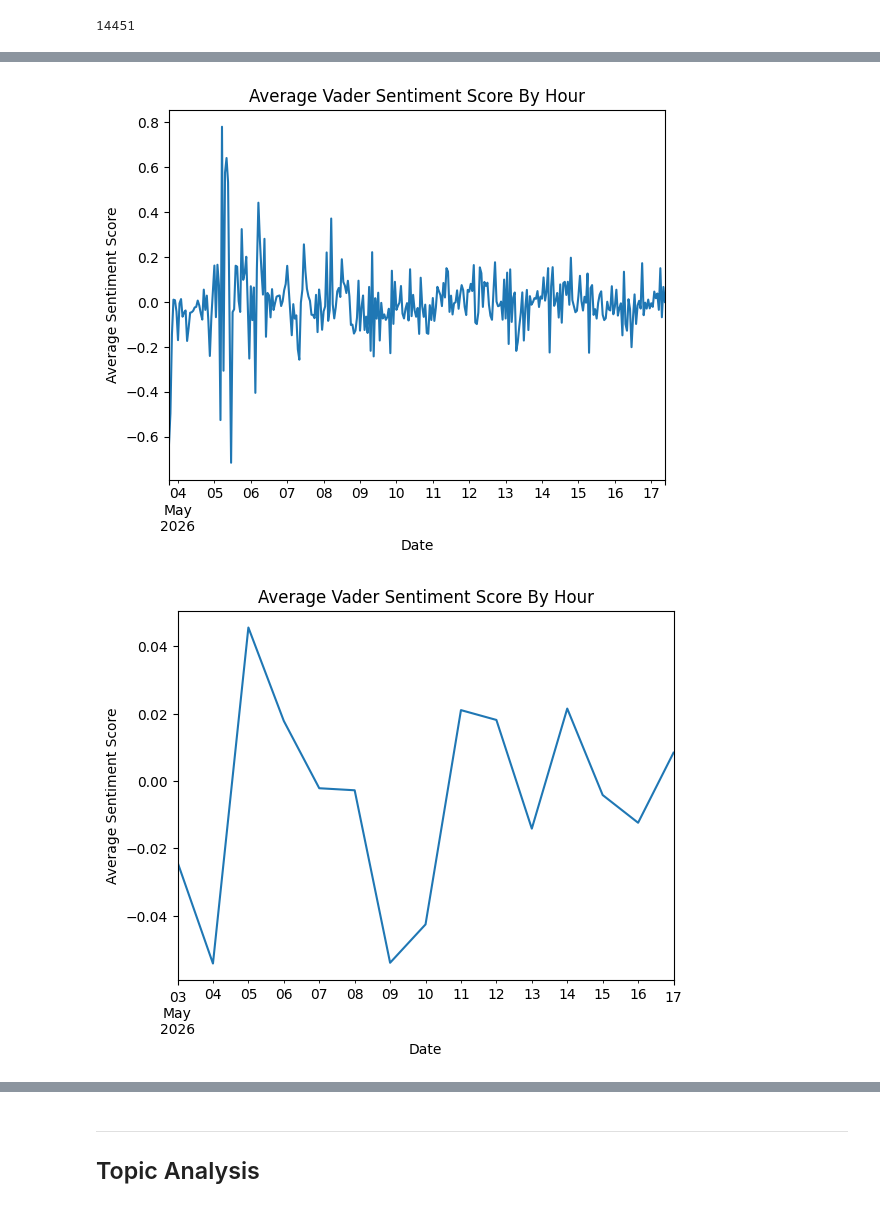
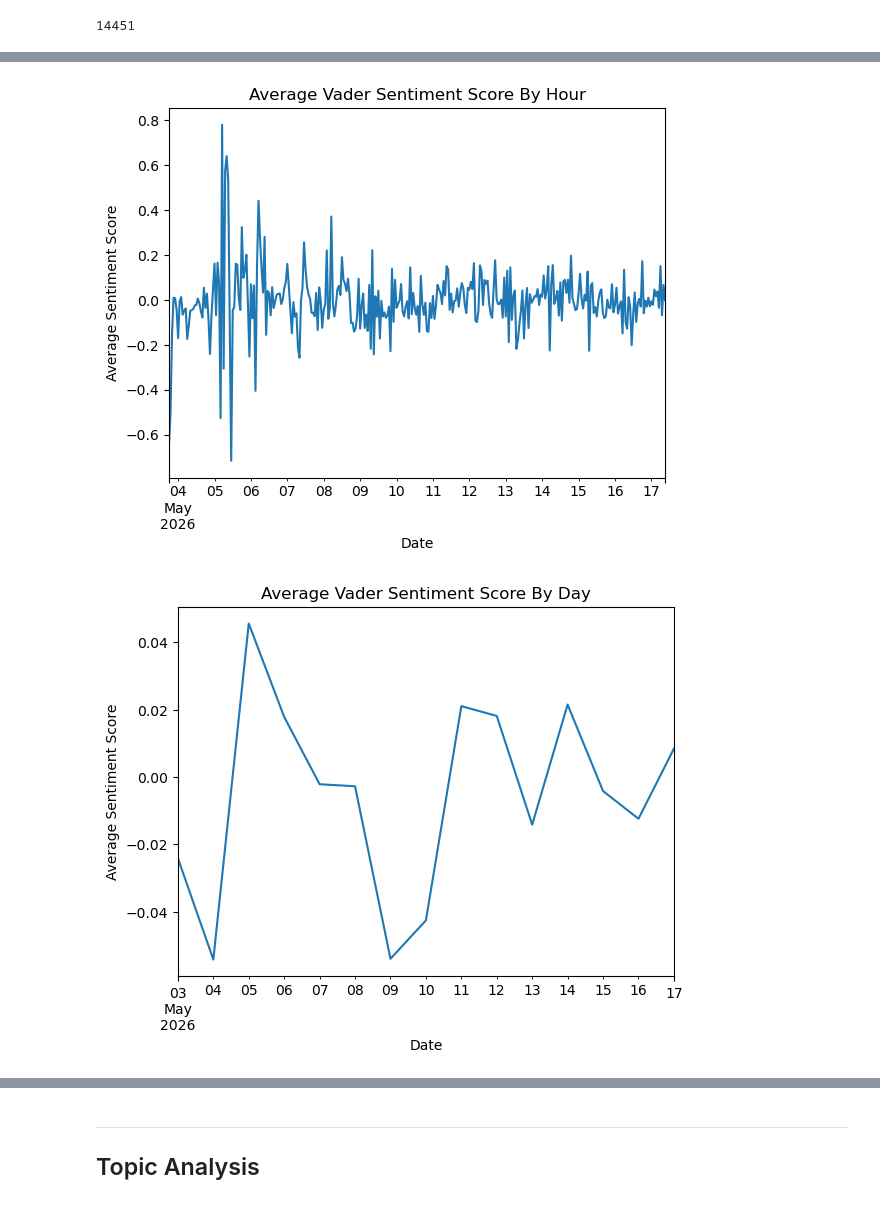
Before and after one commit to BenB51/UGGroup11_SocialMedia_A2, a Jupyter notebook: UG11_Sentiment_Analysis.ipynb, the cells around one changed output, grey strips where cells are left out. Cells and saved outputs as stored; diff of their text form; code cells hidden in the pictures.

```diff
--- a/UG11_Sentiment_Analysis.ipynb
+++ b/UG11_Sentiment_Analysis.ipynb
@@ -58,7 +57,7 @@ nltk.download('vader_lexicon')
 [nltk_data]   Package vader_lexicon is already up-to-date!
 True
 # %%
-df = pd.read_csv("Bluesky_dataset_UG11.csv")
+df = pd.read_csv("./Data/Bluesky_dataset_UG11.csv")
 # %%
 df['created_at'] = pd.to_datetime(
     df['created_at'],
@@ -369,42 +360,42 @@ plt.xlabel("Date")
 plt.ylabel("Average Sentiment Score")
 plt.show()
 # %% [output]
-[figure, old version]
+[figure, new version]
 # %%
 import pandas as pd
 import matplotlib.pyplot as plt
 
 # Create DataFrame
 series = pd.DataFrame(lSentimentVDR, columns=['date', 'sentiment'])
 
 # Convert date column safely (handles mixed + timezone-aware formats)
 series['date'] = pd.to_datetime(
     series['date'],
     errors='coerce',
     utc=True
 )
 
 # Optional: remove timezone (convert to naive datetime)
 series['date'] = series['date'].dt.tz_convert(None)
 
 # Set index for resampling
 series.set_index('date', inplace=True)
 
 # Ensure sentiment is numeric
 series['sentiment'] = pd.to_numeric(series['sentiment'], errors='coerce')
 
 # Resample hourly and compute mean sentiment
 newSeries = series.resample('1D').mean()
 
 # Plot
 newSeries.plot(legend=False)
 
-plt.title("Average Vader Sentiment Score By Hour")
+plt.title("Average Vader Sentiment Score By Day")
 plt.xlabel("Date")
 plt.ylabel("Average Sentiment Score")
 plt.show()
 # %% [output]
-[figure, old version]
+[figure, new version]
 # %%
 import pandas as pd
 import matplotlib.pyplot as plt
```
Also changed, not shown: parts of 5 cells of this notebook.
